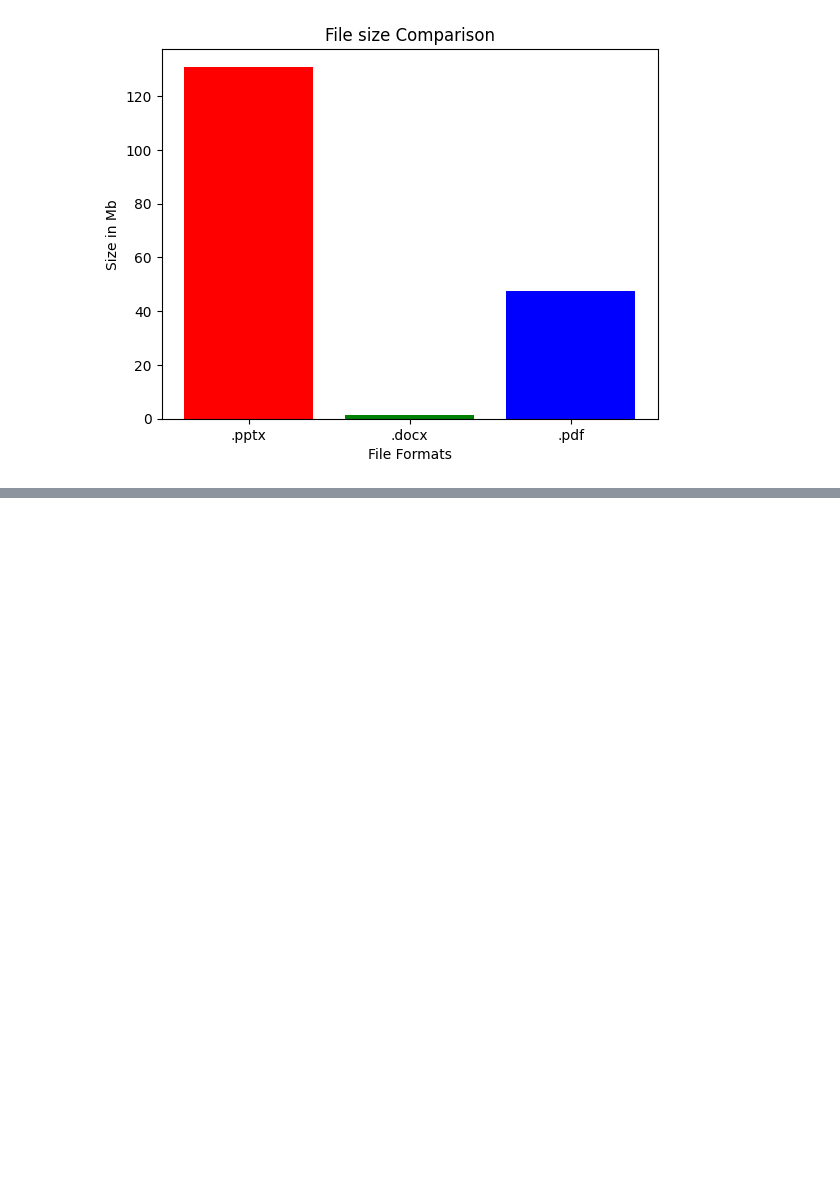
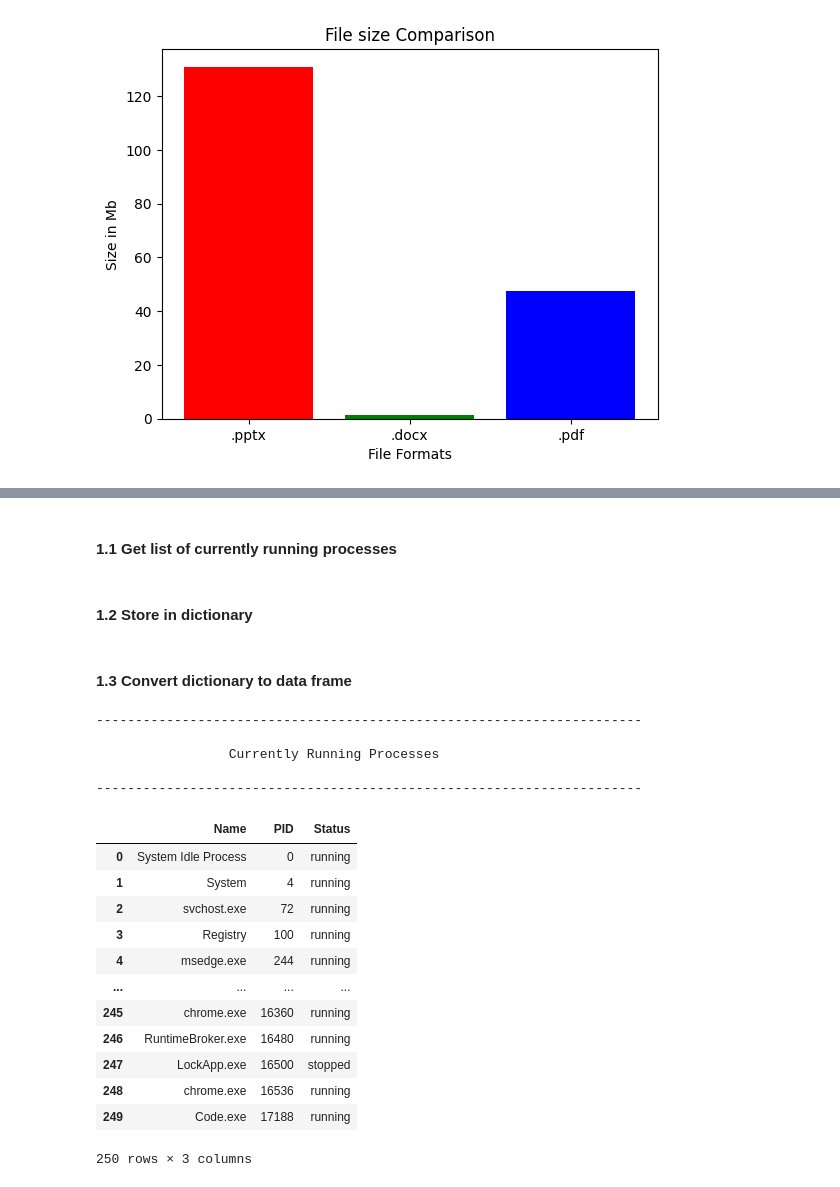
Before and after one commit to ZiaUrRehman-bit/System-Programming-Using-Python, a Jupyter notebook: Lab 02/Lab02.ipynb, the cells around one changed output, grey strips where cells are left out. Drawn from its saved outputs; the diff is of its cells as text; code cells hidden in the pictures; blank space fills up the shorter version.

```diff
--- a/Lab 02/Lab02.ipynb
+++ b/Lab 02/Lab02.ipynb
@@ -172,0 +189,56 @@ Text(0.5, 1.0, 'File size Comparison')
+# %% [markdown]
+#### 1.1 Get list of currently running processes
+# %%
+currRunnProcessName = []
+currRunnProcessId = []
+status = []
+
+for p in psutil.process_iter():
+    # print(p)
+    currRunnProcessName.append(p.name())
+    currRunnProcessId.append(p.pid)
+    status.append(p.status())
+
+# print(status)
+# print(currRunnProcessName)
+# print(currRunnProcessId)
+# %% [markdown]
+#### 1.2 Store in dictionary
+# %%
+processData = {}
+
+processData["Name"] = currRunnProcessName
+processData["PID"] = currRunnProcessId
+processData["Status"] = status
+# %% [markdown]
+#### 1.3 Convert dictionary to data frame
+# %%
+import pandas as pd
+
+PData = pd.DataFrame(processData)
+
+
+print("----------------------------------------------------------------------")
+print("\n\t\t Currently Running Processes\n")
+print("----------------------------------------------------------------------")
+
+PData
+# %% [output]
+----------------------------------------------------------------------
+
+                 Currently Running Processes
+
+----------------------------------------------------------------------
+|  | Name | PID | Status |
+| 0 | System Idle Process | 0 | running |
+| 1 | System | 4 | running |
+| 2 | svchost.exe | 72 | running |
+| 3 | Registry | 100 | running |
+| 4 | msedge.exe | 244 | running |
+| ... | ... | ... | ... |
+| 245 | chrome.exe | 16360 | running |
+| 246 | RuntimeBroker.exe | 16480 | running |
+| 247 | LockApp.exe | 16500 | stopped |
+| 248 | chrome.exe | 16536 | running |
+| 249 | Code.exe | 17188 | running |
+250 rows × 3 columns
```
Also changed, not shown: parts of 8 cells of this notebook.
